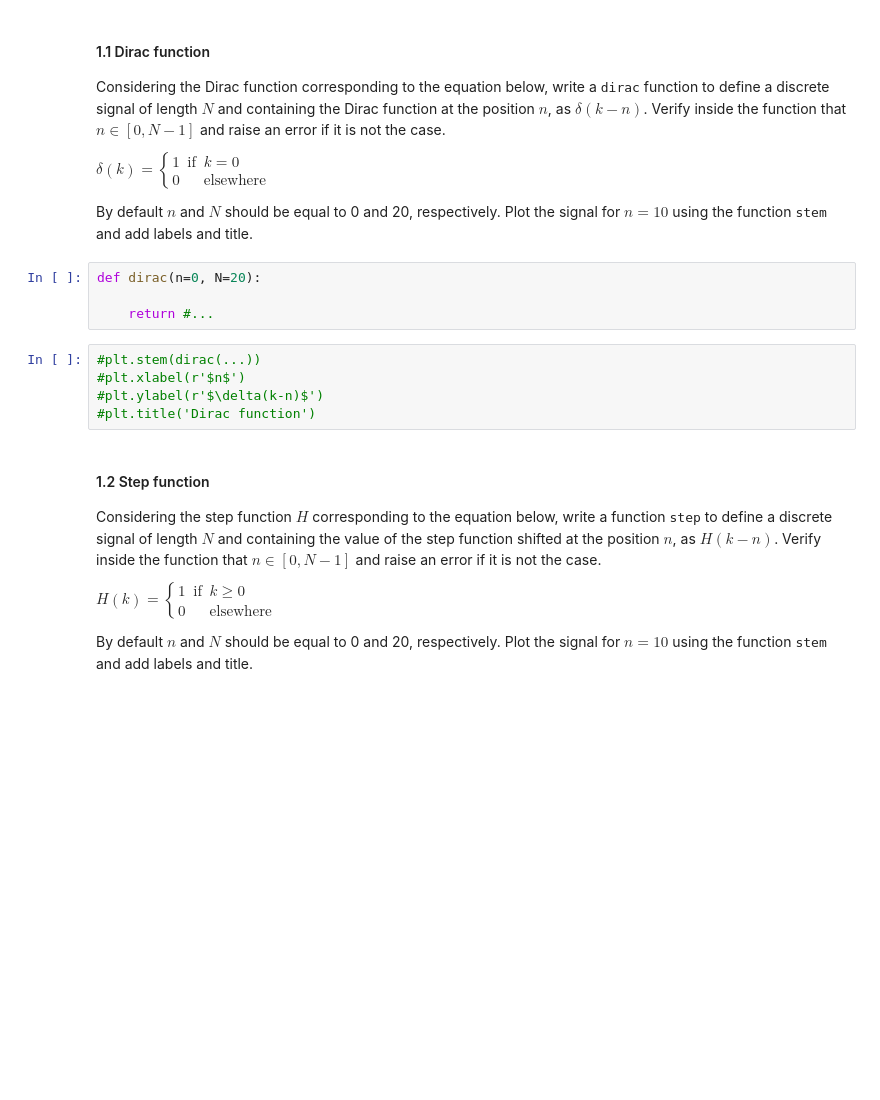
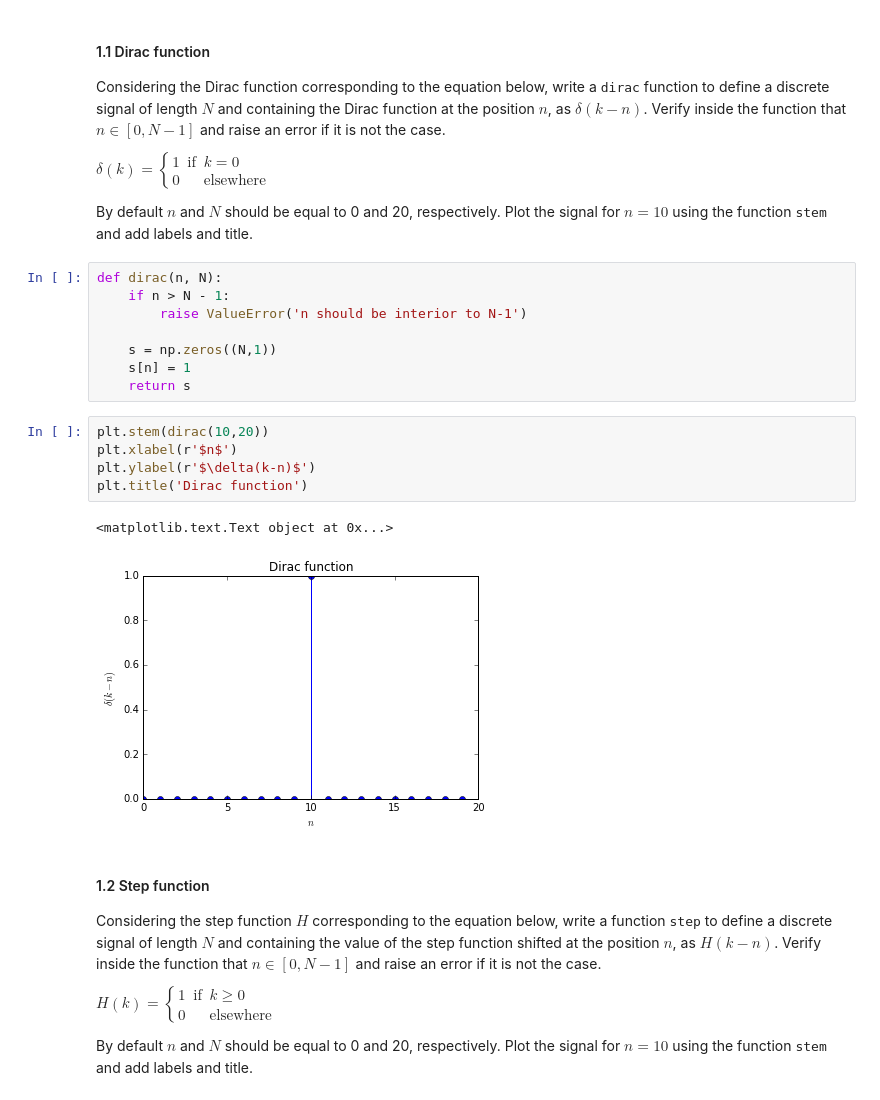
Before and after one commit to ziyanghong/DSP-TP-1617, a Jupyter notebook: Lab1/python/Lab1.ipynb, the cells around one changed output. Saved outputs shown, nothing was run; the diff lists cells and outputs as text; blank space fills up the shorter version.

```diff
--- a/Lab1/python/Lab1.ipynb
+++ b/Lab1/python/Lab1.ipynb
@@ -25,15 +25,22 @@ $\delta(k) = \left\{
     \end{array} \right .$
 
 By default $n$ and $N$ should be equal to 0 and 20, respectively. Plot the signal for $n=10$ using the function <tt>stem</tt> and add labels and title.
-# %%
-def dirac(n=0, N=20):
-
-    return #...
+# %%
+def dirac(n, N):
+    if n > N - 1:
+        raise ValueError('n should be interior to N-1')
+
+    s = np.zeros((N,1))
+    s[n] = 1
+    return s
 # %%
-#plt.stem(dirac(...))
-#plt.xlabel(r'$n$')
-#plt.ylabel(r'$\delta(k-n)$')
-#plt.title('Dirac function')
+plt.stem(dirac(10,20))
+plt.xlabel(r'$n$')
+plt.ylabel(r'$\delta(k-n)$')
+plt.title('Dirac function')
+# %% [output]
+<matplotlib.text.Text object at 0x...>
+[figure, added]
 # %% [markdown]
 #### 1.2 Step function
 Considering the step function $H$ corresponding to the equation below, write a function <tt>step</tt> to define a discrete signal of length $N$ and containing the value of the step function shifted at the position $n$, as $H(k-n)$. Verify inside the function that $n \in [0,N-1]$ and raise an error if it is not the case.
```
Also changed, not shown: parts of 13 cells of this notebook.
